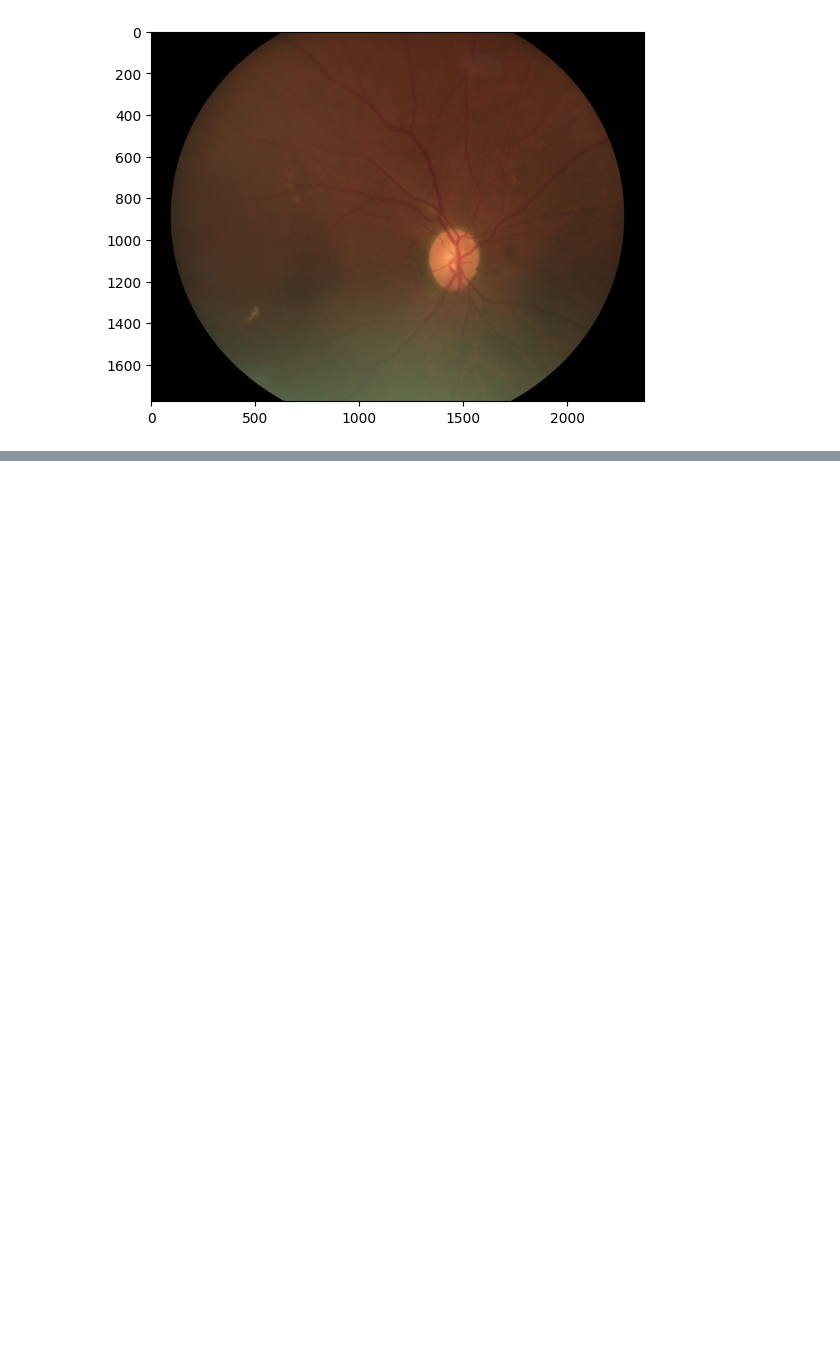
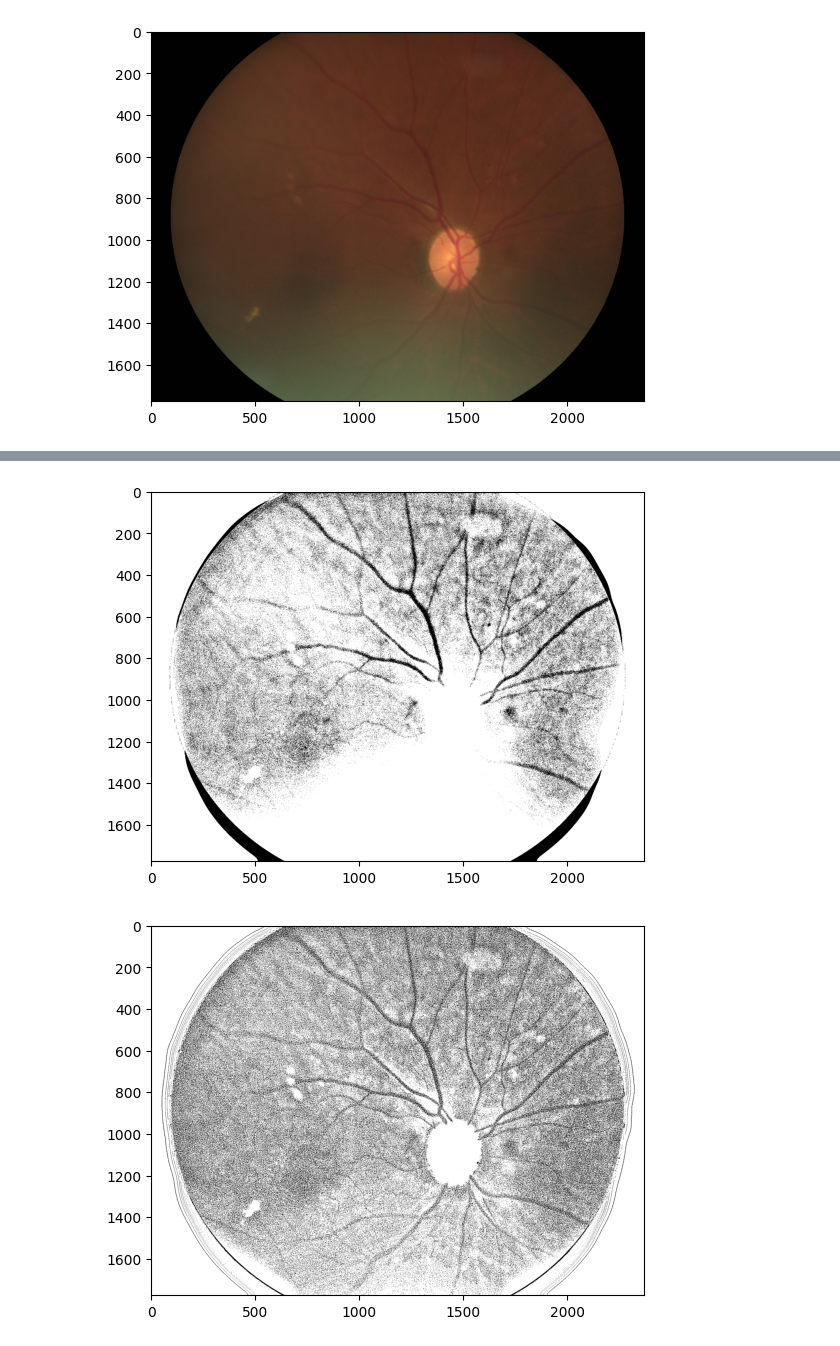
Before and after one commit to lcooke238/DiabeticRetinopathyML, a Jupyter notebook: code/exploration.ipynb, the cells around one changed output, grey strips where cells are left out. Cells and saved outputs as stored; diff of their text form; code cells hidden in the pictures; blank space fills up the shorter version.

```diff
--- a/code/exploration.ipynb
+++ b/code/exploration.ipynb
@@ -30,0 +80,37 @@ plt.show()
+# %%
+import cv2
+import numpy as np
+
+# load image
+img = img_hcontrast
+# blur
+blur = cv2.GaussianBlur(img, (0,0), sigmaX=33, sigmaY=33)
+
+# divide
+divide = cv2.divide(img, blur, scale=255)
+
+# otsu threshold
+thresh = cv2.threshold(divide, 0, 255, cv2.THRESH_BINARY+cv2.THRESH_OTSU)[1]
+th2 = cv2.adaptiveThreshold(divide,255,cv2.ADAPTIVE_THRESH_MEAN_C,\
+            cv2.THRESH_BINARY,11,2)
+#KEEP
+th3 = cv2.adaptiveThreshold(divide,255,cv2.ADAPTIVE_THRESH_GAUSSIAN_C,\
+            cv2.THRESH_BINARY,11,2)
+
+# apply morphology
+kernel = cv2.getStructuringElement(cv2.MORPH_RECT, (3,3))
+morph = cv2.morphologyEx(thresh, cv2.MORPH_CLOSE, kernel)
+m2 = cv2.morphologyEx(th2, cv2.MORPH_CLOSE, kernel)
+m3 = cv2.morphologyEx(th3, cv2.MORPH_CLOSE, kernel)
+
+
+# display it
+cplot = plt.imshow(thresh, cmap="gray")
+plt.show()
+cplot = plt.imshow(th2, cmap="gray")
+plt.show()
+cplot = plt.imshow(th3, cmap="gray")
+plt.show()
+# %% [output]
+[figure, added]
+[figure, added]
```
Also changed, not shown: parts of 13 cells of this notebook, 3 other files.
